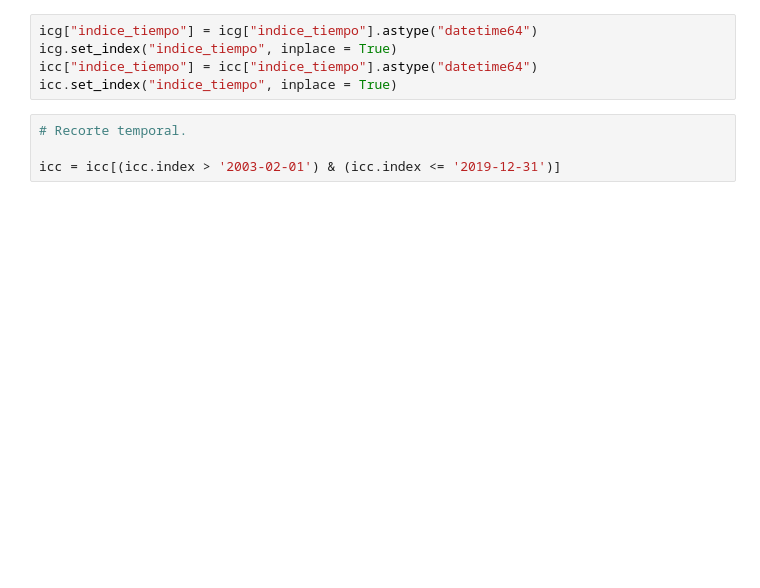
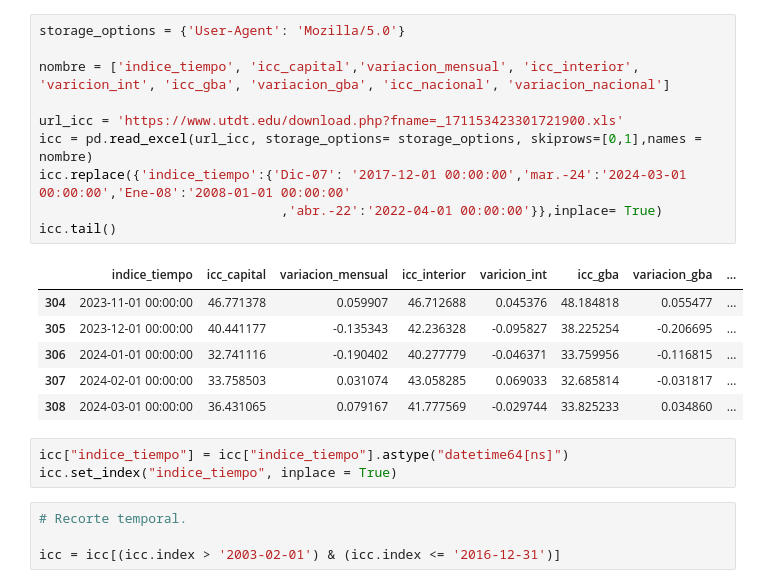
Before and after one commit to lisanespe/icg, a Jupyter notebook: icg_icc_rent_financ.ipynb, the cells around one changed output. Saved outputs shown, nothing was run; the diff lists cells and outputs as text; blank space fills up the shorter version.

```diff
--- a/icg_icc_rent_financ.ipynb
+++ b/icg_icc_rent_financ.ipynb
@@ -38,12 +24,27 @@ rent_fin.tail()
+# %%
+storage_options = {'User-Agent': 'Mozilla/5.0'}
+
+nombre = ['indice_tiempo', 'icc_capital','variacion_mensual', 'icc_interior', 'varicion_int', 'icc_gba', 'variacion_gba', 'icc_nacional', 'variacion_nacional']
+
+url_icc = 'https://www.utdt.edu/download.php?fname=_171153423301721900.xls'
+icc = pd.read_excel(url_icc, storage_options= storage_options, skiprows=[0,1],names = nombre)
+icc.replace({'indice_tiempo':{'Dic-07': '2017-12-01 00:00:00','mar.-24':'2024-03-01 00:00:00','Ene-08':'2008-01-01 00:00:00'
+                               ,'abr.-22':'2022-04-01 00:00:00'}},inplace= True)
+icc.tail()
+# %% [output]
+|  | indice_tiempo | icc_capital | variacion_mensual | icc_interior | varicion_int | icc_gba | variacion_gba | ... |
+| 304 | 2023-11-01 00:00:00 | 46.771378 | 0.059907 | 46.712688 | 0.045376 | 48.184818 | 0.055477 | ... |
+| 305 | 2023-12-01 00:00:00 | 40.441177 | -0.135343 | 42.236328 | -0.095827 | 38.225254 | -0.206695 | ... |
+| 306 | 2024-01-01 00:00:00 | 32.741116 | -0.190402 | 40.277779 | -0.046371 | 33.759956 | -0.116815 | ... |
+| 307 | 2024-02-01 00:00:00 | 33.758503 | 0.031074 | 43.058285 | 0.069033 | 32.685814 | -0.031817 | ... |
+| 308 | 2024-03-01 00:00:00 | 36.431065 | 0.079167 | 41.777569 | -0.029744 | 33.825233 | 0.034860 | ... |
 # %%
-icg["indice_tiempo"] = icg["indice_tiempo"].astype("datetime64")
-icg.set_index("indice_tiempo", inplace = True)
-icc["indice_tiempo"] = icc["indice_tiempo"].astype("datetime64")
+icc["indice_tiempo"] = icc["indice_tiempo"].astype("datetime64[ns]")
 icc.set_index("indice_tiempo", inplace = True)
 # %%
 # Recorte temporal.
 
-icc = icc[(icc.index > '2003-02-01') & (icc.index <= '2019-12-31')]
+icc = icc[(icc.index > '2003-02-01') & (icc.index <= '2016-12-31')]
 # %%
 ax = plt.gca()
 
```
Also changed, not shown: parts of 10 cells of this notebook, 2 other files.
